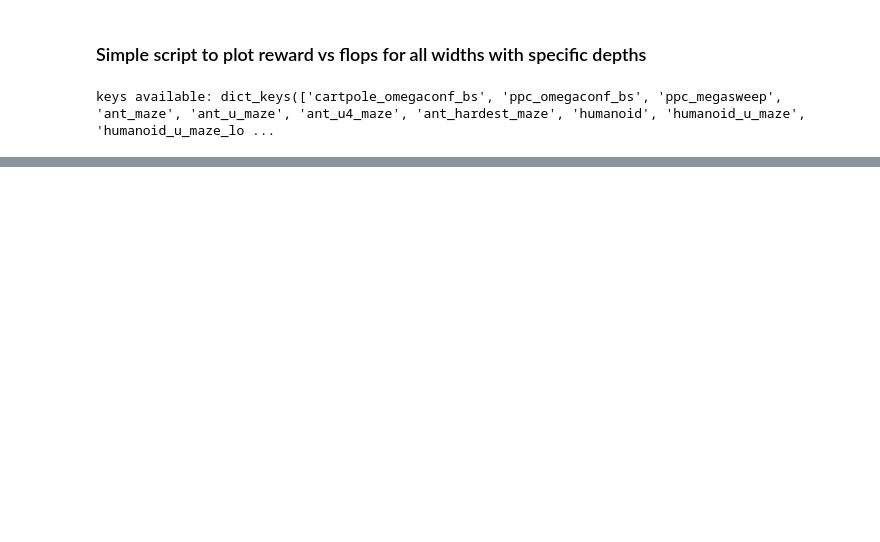
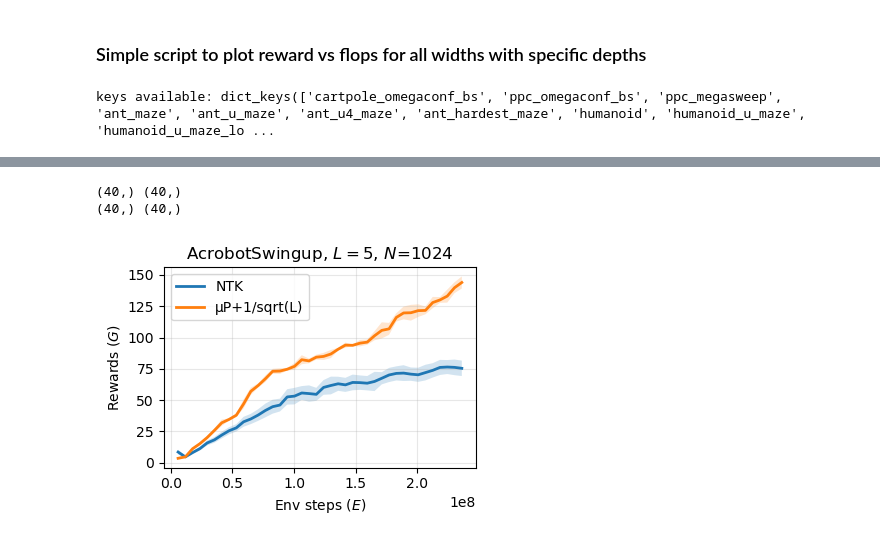
Before and after one commit to mgkumar138/mup_rl, a Jupyter notebook: analysis/reward_curves/plot_reward_flops_width.ipynb, the cells around one changed output, grey strips where cells are left out. Drawn from its saved outputs; the diff is of its cells as text; code cells hidden in the pictures; blank space fills up the shorter version.

Commit message:
reward curves done

```diff
--- a/analysis/reward_curves/plot_reward_flops_width.ipynb
+++ b/analysis/reward_curves/plot_reward_flops_width.ipynb
@@ -163,19 +184,13 @@ print("Depths with more than 3 unique widths:", Ls)
 # %%
 
 lrs = [0.01]
-# Ls = [5,]
-# Ls = [1,2] # for og cartpole tasks
-# Ls = [1,2,3,5] # for other tasks
-# Ns = [4, 8, 16, 32, 64, 128, 256, 512, 1024, 2048]  # for humanoid models
-Ns = [4, 8, 16, 24, 32, 48, 64, 96, 128, 256, 512, 1024, 2048]  # for everything else
+# Ns = [4,8,16,24,32,48,64,96, 128, 256, 512, 1024, 2048]
+# Ns = [4, 16, 64, 256, 1024]  # subset
+Ns = [8, 32, 128, 512, 2048]  # choose subset
 
-# ROLLING_WINDOW = 16
-ROLLING_WINDOW = 1
-use_resnet = True
-# depth_scaling = True
+ROLLING_WINDOW = 1 # to smoothen
 
-
-params_to_plot = ['NTK', 'μP+1/sqrt(L)',]
+params_to_plot = ['NTK', 'μP+1/sqrt(L)']
 
 # bs_str = 'bias_scaling_0'
 bs_str = 'bias_scaling_0.0001'
@@ -202,7 +217,7 @@ for base_lr in lrs:
                 "num_layers": num_layers,
                 "init_mode": "normal",
                 "activation_str": "relu",
-                "use_resnet": use_resnet,
+                "use_resnet": True,
                 "bias_base_scale": bias_base_scale,
                 "bias_init_fn": bias_init_fn,
                 "use_bias": use_bias,
@@ -231,9 +246,6 @@ for base_lr in lrs:
         for (scaling, ntk_scaling, depth_scaling, layer_size, seed), group_df in filtered_df.groupby(
             ["Scaling", "ntk_scaling", "depth_scaling", "layer_size", "seed"]
         ):
-            # TODO: check for duplicates and take average
-            # print(ntk_scaling, layer_size, run_id)
-            # sort the group by step to ensure proper ordering
             mean_group_df = group_df.groupby('step', as_index=False).mean(numeric_only=True)
             # sort the group by step to ensure proper ordering
             sorted_group_df = mean_group_df.sort_values(by="step")
@@ -320,0 +346,27 @@ for base_lr in lrs:
+# %%
+# Filter for NTK and μP+1/sqrt(L) scaling and layer_size=1024
+scalings_to_plot = ['NTK', 'μP+1/sqrt(L)']
+plot_df = interp_df[
+    (interp_df['Scaling'].isin(scalings_to_plot)) &
+    (interp_df['Width'] == 2048)
+]
+
+plt.figure(figsize=(4, 3))
+for scaling in scalings_to_plot:
+    sub_df = plot_df[plot_df['Scaling'] == scaling]
+    grouped = sub_df.groupby(x_axis)["smoothed_returns"].agg(['mean', 'sem']).reset_index()
+    plt.plot(grouped[x_axis], grouped['mean'], label=scaling, linewidth=2)
+    plt.fill_between(grouped[x_axis], grouped['mean'] - grouped['sem'], grouped['mean'] + grouped['sem'], alpha=0.2)
+    print(grouped[x_axis].shape, grouped['mean'].shape  )
+
+plt.grid(alpha=0.3)
+plt.legend()
+plt.title(f"{env_name}, $L={num_layers}$, $N$=1024")
+plt.xlabel("Env steps ($E$)")
+plt.ylabel("Rewards ($G$)")
+plt.tight_layout()
+# plt.savefig(f'{fig_dir}/compare_reward_{env_name}_L{num_layers}_N1024.pdf', bbox_inches="tight")
+# %% [output]
+(40,) (40,)
+(40,) (40,)
+[figure, added]
```
Also changed, not shown: parts of 5 cells of this notebook, 1 other file.
